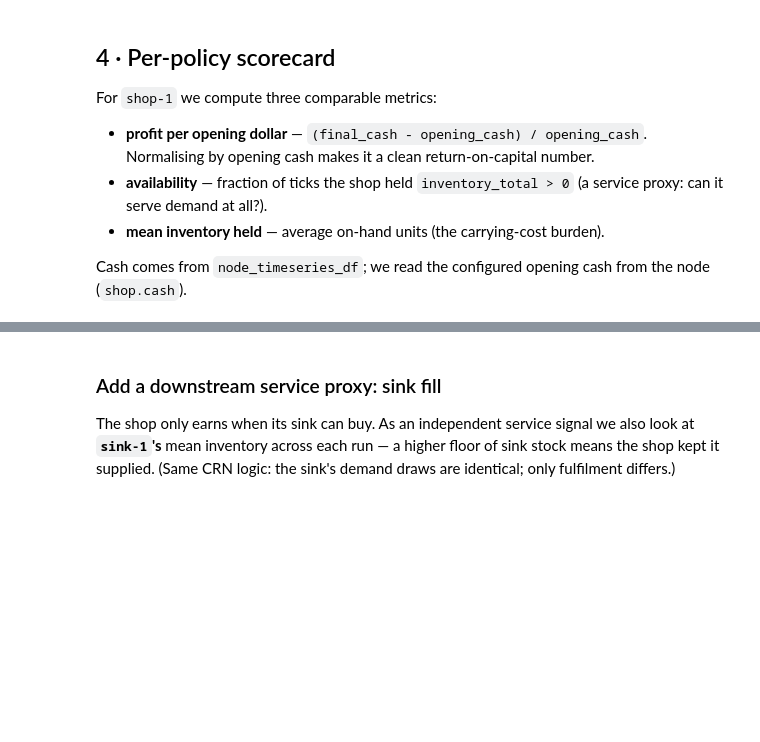
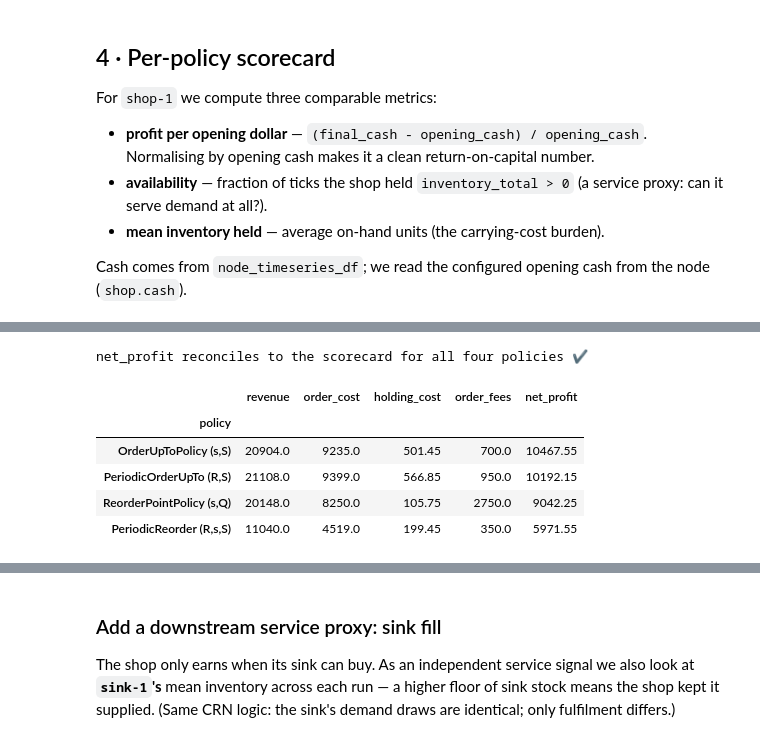
Before and after one commit to mjordanic/supply_chain_simulator, a Jupyter notebook: notebooks/04-policy-comparison.ipynb, the cells around one changed output, grey strips where cells are left out. Saved outputs shown, nothing was run; the diff lists cells and outputs as text; code cells hidden in the pictures; blank space fills up the shorter version.

```diff
--- a/notebooks/04-policy-comparison.ipynb
+++ b/notebooks/04-policy-comparison.ipynb
@@ -267,0 +324,37 @@ scorecard
+# %%
+from src.sim.inspect import purchase_frame, closing_inventory_frame
+from src.sim.metrics import profit_decomposition
+
+decomp_rows = []
+for label, rl in runs.items():
+    ff = flow_frame(rl)
+    pf = purchase_frame(rl)
+    cif = closing_inventory_frame(rl)
+    dc = profit_decomposition(ff, pf, cif, scenario)
+    shop_dc = dc[dc.node_id == "shop-1"].iloc[0]
+    decomp_rows.append({
+        "policy": label,
+        "revenue": float(shop_dc.revenue),
+        "order_cost": float(shop_dc.order_cost),
+        "holding_cost": float(shop_dc.holding_cost),
+        "order_fees": float(shop_dc.order_fees),
+        "net_profit": float(shop_dc.net_profit),
+    })
+
+decomp_order = scorecard["policy"].tolist()  # rank order from the scorecard above
+decomp = pd.DataFrame(decomp_rows).set_index("policy").reindex(decomp_order)
+
+# Reconciliation check: profit_decomposition net_profit must match the
+# hand-rolled scorecard's net_profit (ADR 0019 — reconciles to Δcash).
+recon = scorecard.set_index("policy")["net_profit"].reindex(decomp_order)
+assert (decomp["net_profit"].round(2) == recon.round(2)).all(), "net_profit mismatch"
+print("net_profit reconciles to the scorecard for all four policies ✔")
+decomp
+# %% [output]
+net_profit reconciles to the scorecard for all four policies ✔
+|  | revenue | order_cost | holding_cost | order_fees | net_profit |
+| policy |  |  |  |  |  |
+| OrderUpToPolicy (s,S) | 20904.0 | 9235.0 | 501.45 | 700.0 | 10467.55 |
+| PeriodicOrderUpTo (R,S) | 21108.0 | 9399.0 | 566.85 | 950.0 | 10192.15 |
+| ReorderPointPolicy (s,Q) | 20148.0 | 8250.0 | 105.75 | 2750.0 | 9042.25 |
+| PeriodicReorder (R,s,S) | 11040.0 | 4519.0 | 199.45 | 350.0 | 5971.55 |
```
Also changed, not shown: parts of 9 cells of this notebook, 10 other files.
